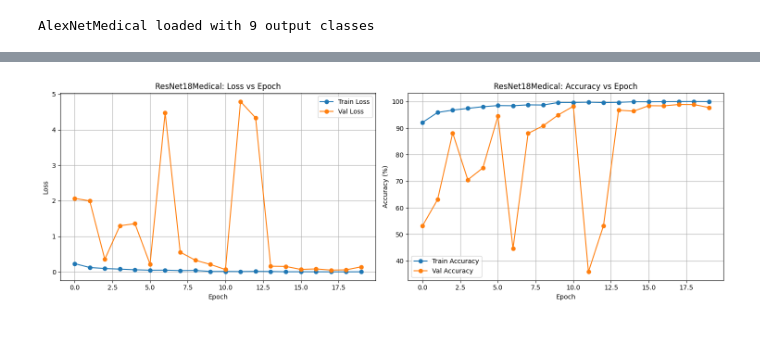
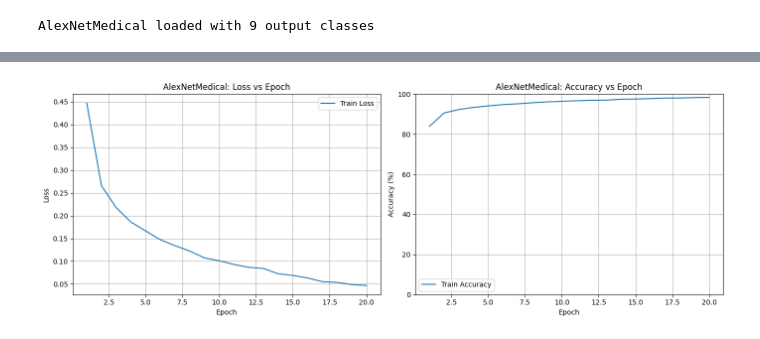
Before and after one commit to capstone-158/fed-health, a Jupyter notebook: node/alexnet.ipynb, the cells around one changed output, grey strips where cells are left out. Cells and saved outputs as stored; diff of their text form; code cells hidden in the pictures.

Commit message:
trained centralised models

```diff
--- a/node/alexnet.ipynb
+++ b/node/alexnet.ipynb
@@ -116,6 +129,6 @@ medical_scheduler = optim.lr_scheduler.ReduceLROnPlateau(medical_optimizer, mode
 # %%
-# Training loop for ResNet18Medical
-medical_history = {'train_loss': [], 'train_acc': [], 'val_loss': [], 'val_acc': []}
+# Training loop for AlexNetMedical
+medical_history = {'train_loss': [], 'train_acc': []}
 best_medical_val_acc = 0.0
 
 for epoch in range(NUM_EPOCHS):
@@ -146,47 +159,13 @@ for epoch in range(NUM_EPOCHS):
     epoch_train_loss = train_loss / train_total
     epoch_train_acc = 100 * train_correct / train_total
 
-    # Validation phase
-    medical_model.eval()
-    val_loss = 0.0
-    val_correct = 0
-    val_total = 0
-
-    with torch.no_grad():
-        for images, labels in tqdm(val_loader, desc='Validation'):
-            images = images.to(device)
-            labels = labels.squeeze().long().to(device)
-
-            outputs = medical_model(images)
-            loss = medical_criterion(outputs, labels)
-
-            val_loss += loss.item() * images.size(0)
-            _, predicted = torch.max(outputs, 1)
-            val_total += labels.size(0)
-            val_correct += (predicted == labels).sum().item()
-
-    epoch_val_loss = val_loss / val_total
-    epoch_val_acc = 100 * val_correct / val_total
-
-    # Update scheduler
-    medical_scheduler.step(epoch_val_loss)
-
     # Save history
     medical_history['train_loss'].append(epoch_train_loss)
     medical_history['train_acc'].append(epoch_train_acc)
-    medical_history['val_loss'].append(epoch_val_loss)
-    medical_history['val_acc'].append(epoch_val_acc)
 
     print(f'Train Loss: {epoch_train_loss:.4f} | Train Acc: {epoch_train_acc:.2f}%')
-    print(f'Val Loss: {epoch_val_loss:.4f} | Val Acc: {epoch_val_acc:.2f}%')
 
-    # Save best model
-    if epoch_val_acc > best_medical_val_acc:
-        best_medical_val_acc = epoch_val_acc
-        torch.save(medical_model.state_dict(), 'resnet18medical_pathmnist.pth')
-        print(f'✓ Model saved with val acc: {best_medical_val_acc:.2f}%')
-
-print(f'\nTraining complete! Best validation accuracy: {best_medical_val_acc:.2f}%')
+print(f'\nTraining complete!')
 # %% [output]
 Epoch 1/20
 --------------------------------------------------
@@ -255,34 +217,32 @@ Epoch 12/20
 # %%
 import matplotlib.pyplot as plt
 
 epochs = range(1, len(medical_history['train_loss']) + 1)
 
 fig, (ax1, ax2) = plt.subplots(1, 2, figsize=(14, 5))
 
 # ---- Loss plot ----
 ax1.plot(epochs, medical_history['train_loss'], label='Train Loss')
-ax1.plot(epochs, medical_history['val_loss'], label='Validation Loss')
 ax1.set_xlabel('Epoch')
 ax1.set_ylabel('Loss')
 ax1.set_title('AlexNetMedical: Loss vs Epoch')
 ax1.legend()
 ax1.grid(True)
 
 # ---- Accuracy plot ----
 ax2.plot(epochs, medical_history['train_acc'], label='Train Accuracy')
-ax2.plot(epochs, medical_history['val_acc'], label='Validation Accuracy')
 ax2.set_xlabel('Epoch')
 ax2.set_ylabel('Accuracy (%)')
 ax2.set_ylim(0, 100)
 ax2.set_title('AlexNetMedical: Accuracy vs Epoch')
 ax2.legend()
 ax2.grid(True)
 
 plt.tight_layout()
 plt.savefig('alexnetmedical_training_curves.png', dpi=300)
 plt.show()
 # %% [output]
-[figure, old version]
+[figure, new version]
 # %%
 # Evaluate ResNet18Medical on test set
 medical_model.eval()
```
Also changed, not shown: parts of 17 cells of this notebook, 2 other files.
